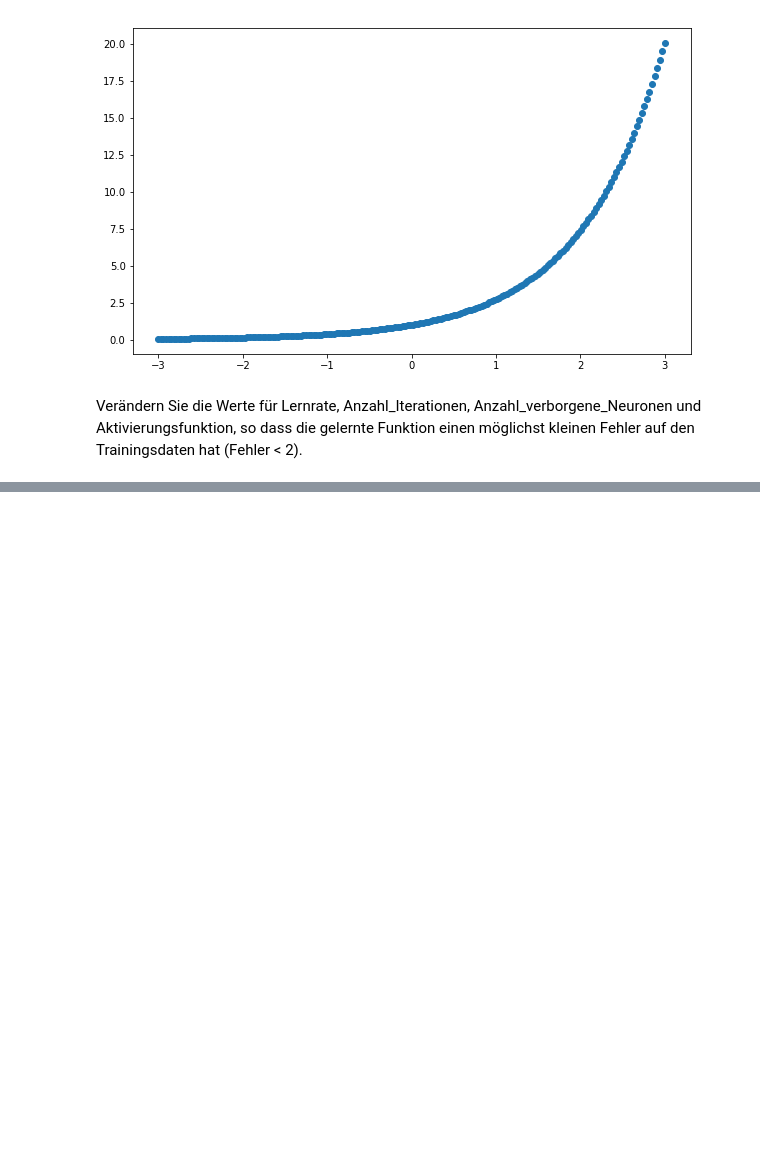
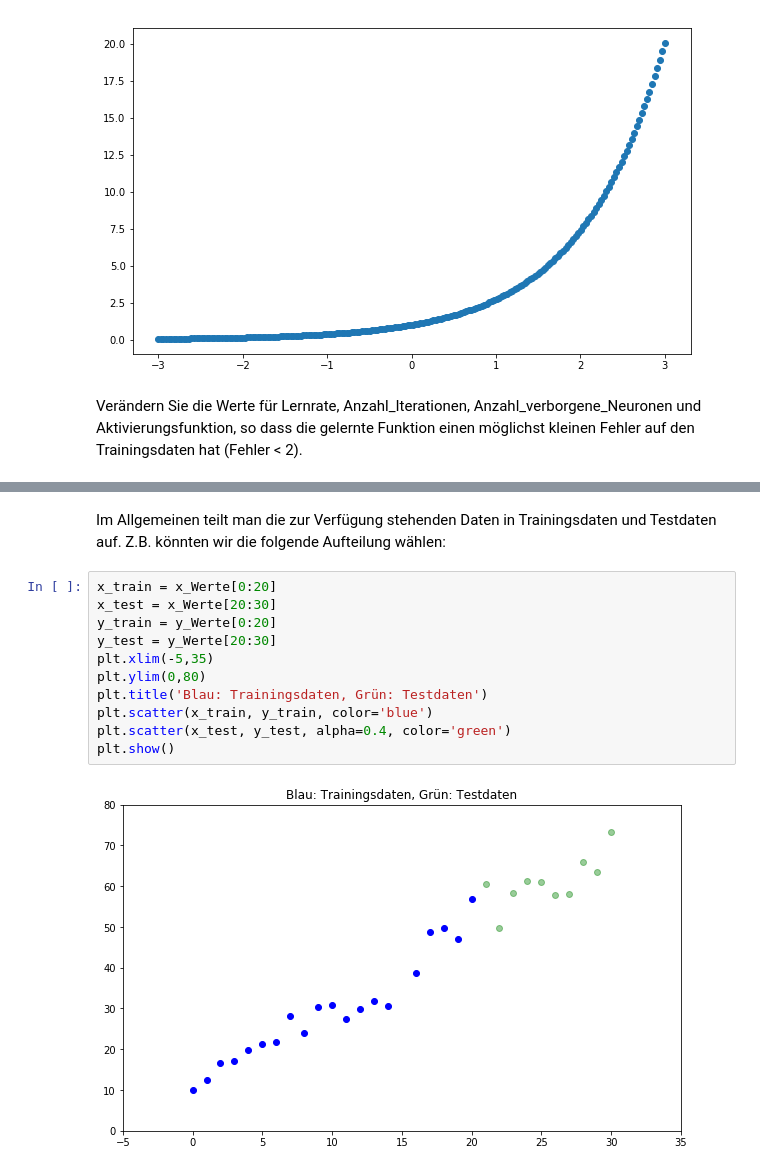
Before and after one commit to Sammy-Jankins/KNN_Lernen, a Jupyter notebook: Notebooks/KNN2.ipynb, the cells around one changed output, grey strips where cells are left out. Saved outputs shown, nothing was run; the diff lists cells and outputs as text; blank space fills up the shorter version.

```diff
--- a/Notebooks/KNN2.ipynb
+++ b/Notebooks/KNN2.ipynb
@@ -224,0 +196,15 @@ tfg.board(tf.get_default_graph())
+# %% [markdown]
+Im Allgemeinen teilt man die zur Verfügung stehenden Daten in Trainingsdaten und Testdaten auf. Z.B. könnten wir die folgende Aufteilung wählen:
+# %%
+x_train = x_Werte[0:20]
+x_test = x_Werte[20:30]
+y_train = y_Werte[0:20]
+y_test = y_Werte[20:30]
+plt.xlim(-5,35)
+plt.ylim(0,80)
+plt.title('Blau: Trainingsdaten, Grün: Testdaten')
+plt.scatter(x_train, y_train, color='blue')
+plt.scatter(x_test, y_test, alpha=0.4, color='green')
+plt.show()
+# %% [output]
+[figure, added]
```
Also changed, not shown: parts of 23 cells of this notebook.
